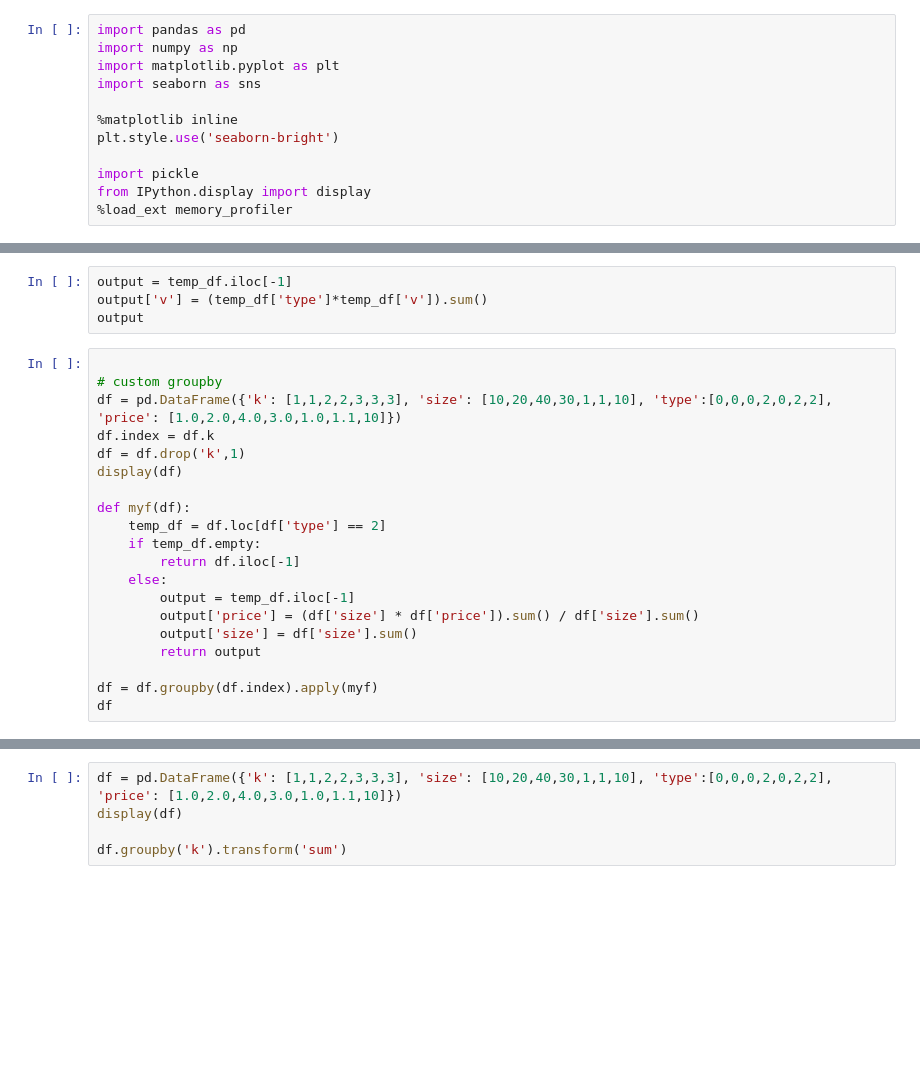
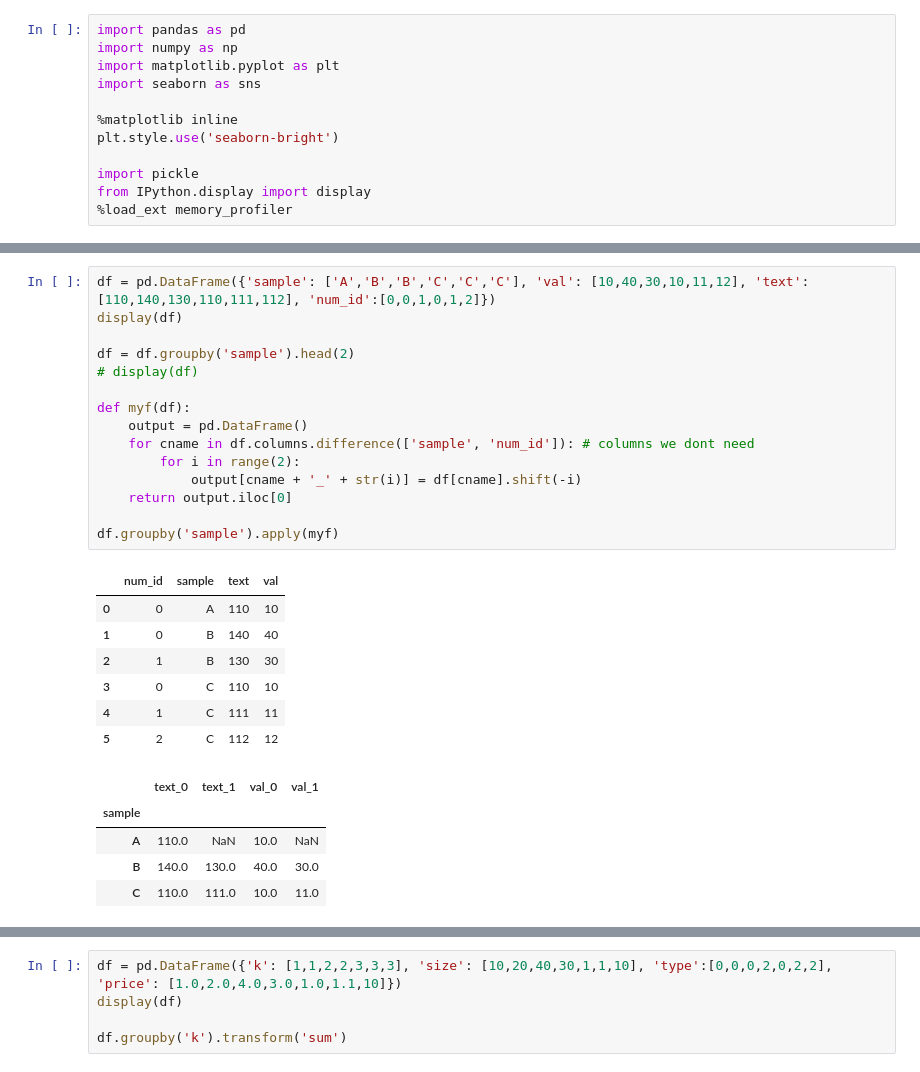
Before and after one commit to sidazhou/ipython_notes, a Jupyter notebook: testing.ipynb, the cells around one changed output, grey strips where cells are left out. Cells and saved outputs as stored; diff of their text form; blank space fills up the shorter version.

```diff
--- a/testing.ipynb
+++ b/testing.ipynb
@@ -31,24 +12,0 @@ display(df)
-# %%
-output = temp_df.iloc[-1]
-output['v'] = (temp_df['type']*temp_df['v']).sum()
-output
-# %%
-
-# custom groupby
-df = pd.DataFrame({'k': [1,1,2,2,3,3,3], 'size': [10,20,40,30,1,1,10], 'type':[0,0,0,2,0,2,2], 'price': [1.0,2.0,4.0,3.0,1.0,1.1,10]})
-df.index = df.k
-df = df.drop('k',1)
-display(df)
-
-def myf(df):
-    temp_df = df.loc[df['type'] == 2]
-    if temp_df.empty:
-        return df.iloc[-1]
-    else:
-        output = temp_df.iloc[-1]
-        output['price'] = (df['size'] * df['price']).sum() / df['size'].sum()
-        output['size'] = df['size'].sum()
-        return output
-
-df = df.groupby(df.index).apply(myf)
-df
@@ -99,0 +13,28 @@ df.merge(df2, left_on=['k','type'], right_on=['kp','typep'], how='left')
+# %%
+df = pd.DataFrame({'sample': ['A','B','B','C','C','C'], 'val': [10,40,30,10,11,12], 'text': [110,140,130,110,111,112], 'num_id':[0,0,1,0,1,2]})
+display(df)
+
+df = df.groupby('sample').head(2)
+# display(df)
+
+def myf(df):
+    output = pd.DataFrame()
+    for cname in df.columns.difference(['sample', 'num_id']): # columns we dont need
+        for i in range(2):
+            output[cname + '_' + str(i)] = df[cname].shift(-i)
+    return output.iloc[0]
+
+df.groupby('sample').apply(myf)
+# %% [output]
+|  | num_id | sample | text | val |
+| 0 | 0 | A | 110 | 10 |
+| 1 | 0 | B | 140 | 40 |
+| 2 | 1 | B | 130 | 30 |
+| 3 | 0 | C | 110 | 10 |
+| 4 | 1 | C | 111 | 11 |
+| 5 | 2 | C | 112 | 12 |
+|  | text_0 | text_1 | val_0 | val_1 |
+| sample |  |  |  |  |
+| A | 110.0 | NaN | 10.0 | NaN |
+| B | 140.0 | 130.0 | 40.0 | 30.0 |
+| C | 110.0 | 111.0 | 10.0 | 11.0 |
```
Also changed, not shown: parts of 4 cells of this notebook, 1 other file.
